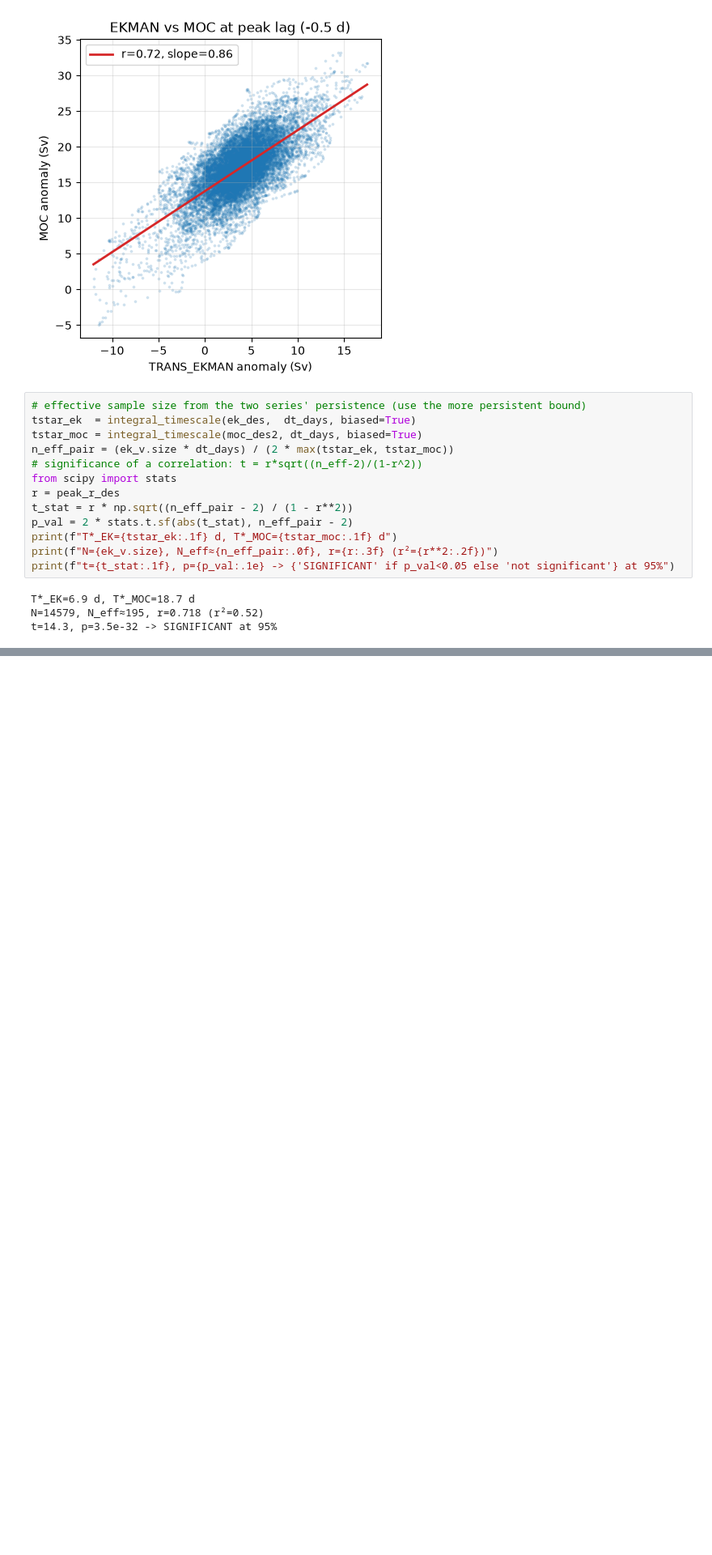
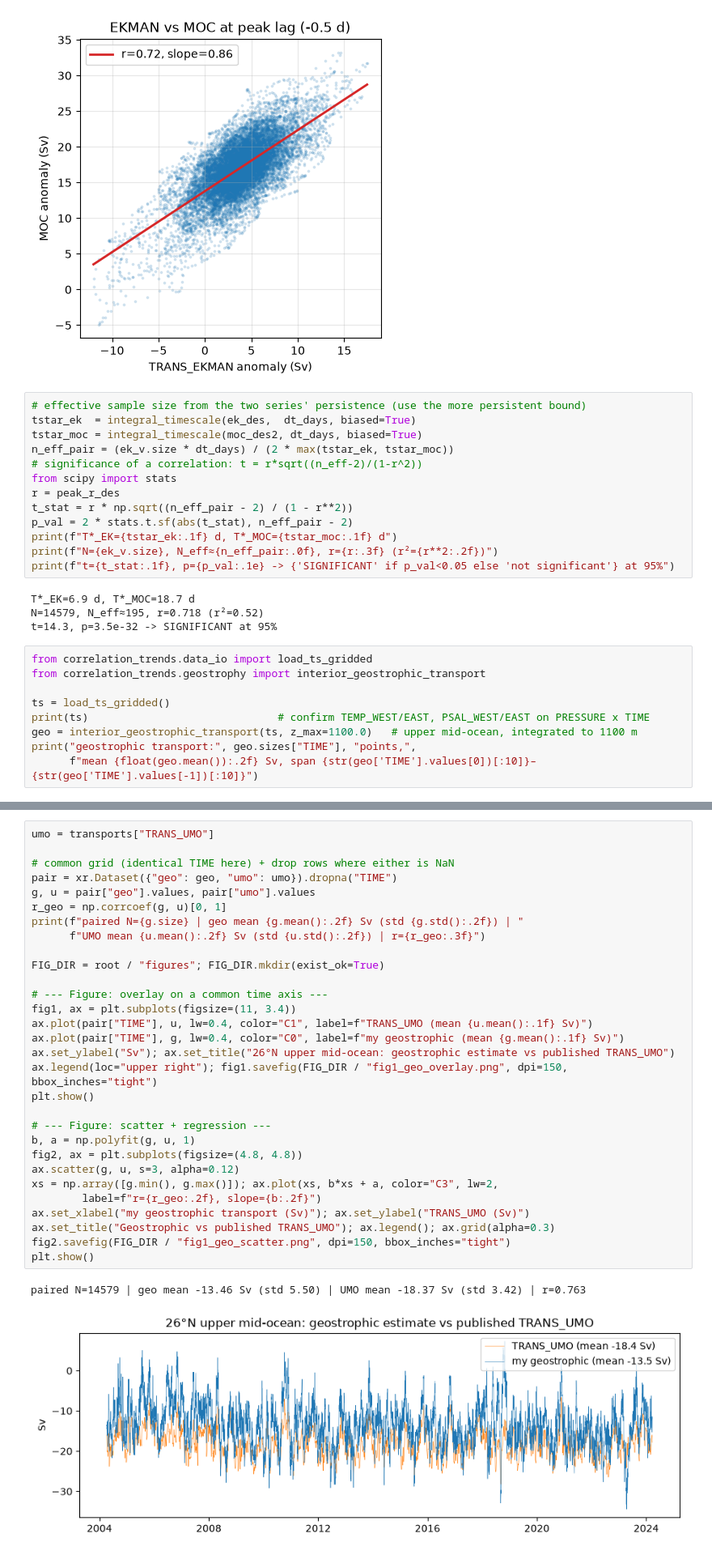
Before and after one commit to Gizzhy/amoc-correlation-trends, a Jupyter notebook: notebooks/assignment2.ipynb, the cells around one changed output, grey strips where cells are left out. Shown at 81% size. Cells and saved outputs as stored; diff of their text form; blank space fills up the shorter version.

Commit message:
Part 1: geostrophic transport vs TRANS_UMO (overlay, scatter, discussion)

```diff
--- a/notebooks/assignment2.ipynb
+++ b/notebooks/assignment2.ipynb
@@ -296,3 +296,12 @@ print(f"t={t_stat:.1f}, p={p_val:.1e} -> {'SIGNIFICANT' if p_val<0.05 else 'not
 T*_EK=6.9 d, T*_MOC=18.7 d
 N=14579, N_eff≈195, r=0.718 (r²=0.52)
 t=14.3, p=3.5e-32 -> SIGNIFICANT at 95%
+# %%
+from correlation_trends.data_io import load_ts_gridded
+from correlation_trends.geostrophy import interior_geostrophic_transport
+
+ts = load_ts_gridded()
+print(ts)                              # confirm TEMP_WEST/EAST, PSAL_WEST/EAST on PRESSURE x TIME
+geo = interior_geostrophic_transport(ts, z_max=1100.0)   # upper mid-ocean, integrated to 1100 m
+print("geostrophic transport:", geo.sizes["TIME"], "points,",
+      f"mean {float(geo.mean()):.2f} Sv, span {str(geo['TIME'].values[0])[:10]}–{str(geo['TIME'].values[-1])[:10]}")
@@ -298,0 +329,33 @@ t=14.3, p=3.5e-32 -> SIGNIFICANT at 95%
+# %%
+umo = transports["TRANS_UMO"]
+
+# common grid (identical TIME here) + drop rows where either is NaN
+pair = xr.Dataset({"geo": geo, "umo": umo}).dropna("TIME")
+g, u = pair["geo"].values, pair["umo"].values
+r_geo = np.corrcoef(g, u)[0, 1]
+print(f"paired N={g.size} | geo mean {g.mean():.2f} Sv (std {g.std():.2f}) | "
+      f"UMO mean {u.mean():.2f} Sv (std {u.std():.2f}) | r={r_geo:.3f}")
+
+FIG_DIR = root / "figures"; FIG_DIR.mkdir(exist_ok=True)
+
+# --- Figure: overlay on a common time axis ---
+fig1, ax = plt.subplots(figsize=(11, 3.4))
+ax.plot(pair["TIME"], u, lw=0.4, color="C1", label=f"TRANS_UMO (mean {u.mean():.1f} Sv)")
+ax.plot(pair["TIME"], g, lw=0.4, color="C0", label=f"my geostrophic (mean {g.mean():.1f} Sv)")
+ax.set_ylabel("Sv"); ax.set_title("26°N upper mid-ocean: geostrophic estimate vs published TRANS_UMO")
+ax.legend(loc="upper right"); fig1.savefig(FIG_DIR / "fig1_geo_overlay.png", dpi=150, bbox_inches="tight")
+plt.show()
+
+# --- Figure: scatter + regression ---
+b, a = np.polyfit(g, u, 1)
+fig2, ax = plt.subplots(figsize=(4.8, 4.8))
+ax.scatter(g, u, s=3, alpha=0.12)
+xs = np.array([g.min(), g.max()]); ax.plot(xs, b*xs + a, color="C3", lw=2,
+        label=f"r={r_geo:.2f}, slope={b:.2f}")
+ax.set_xlabel("my geostrophic transport (Sv)"); ax.set_ylabel("TRANS_UMO (Sv)")
+ax.set_title("Geostrophic vs published TRANS_UMO"); ax.legend(); ax.grid(alpha=0.3)
+fig2.savefig(FIG_DIR / "fig1_geo_scatter.png", dpi=150, bbox_inches="tight")
+plt.show()
+# %% [output]
+paired N=14579 | geo mean -13.46 Sv (std 5.50) | UMO mean -18.37 Sv (std 3.42) | r=0.763
+[figure, added]
```
Also changed, not shown: parts of 2 cells of this notebook, 4 other files.
